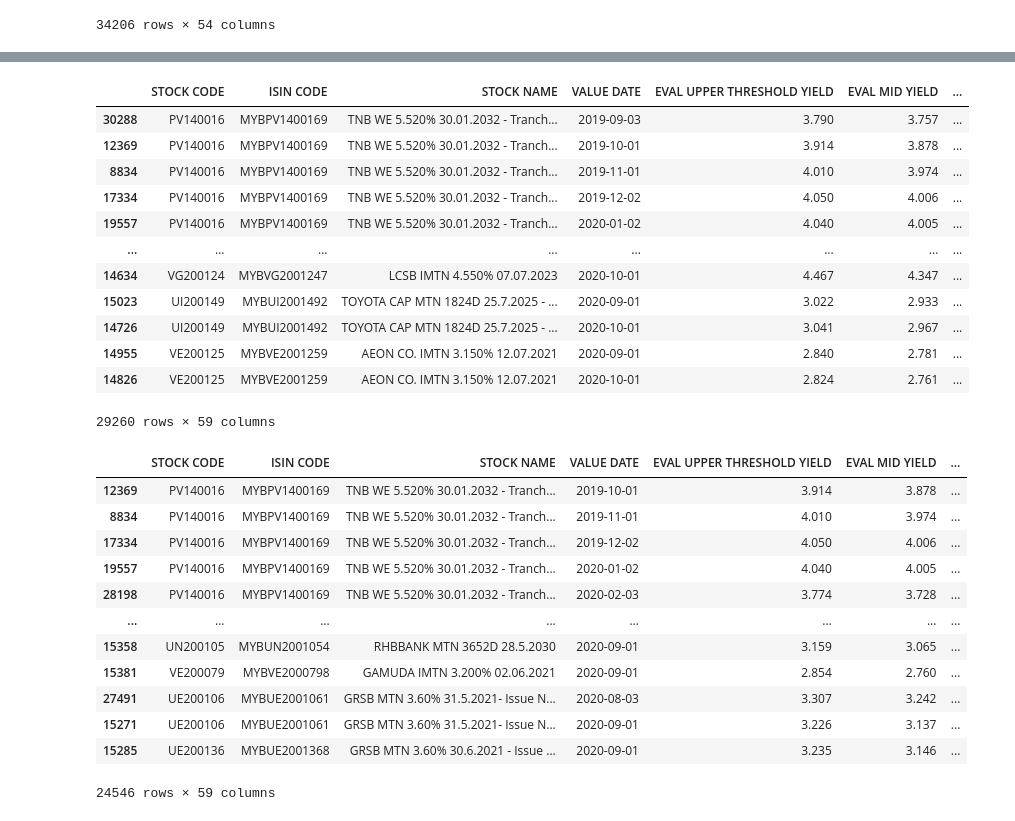
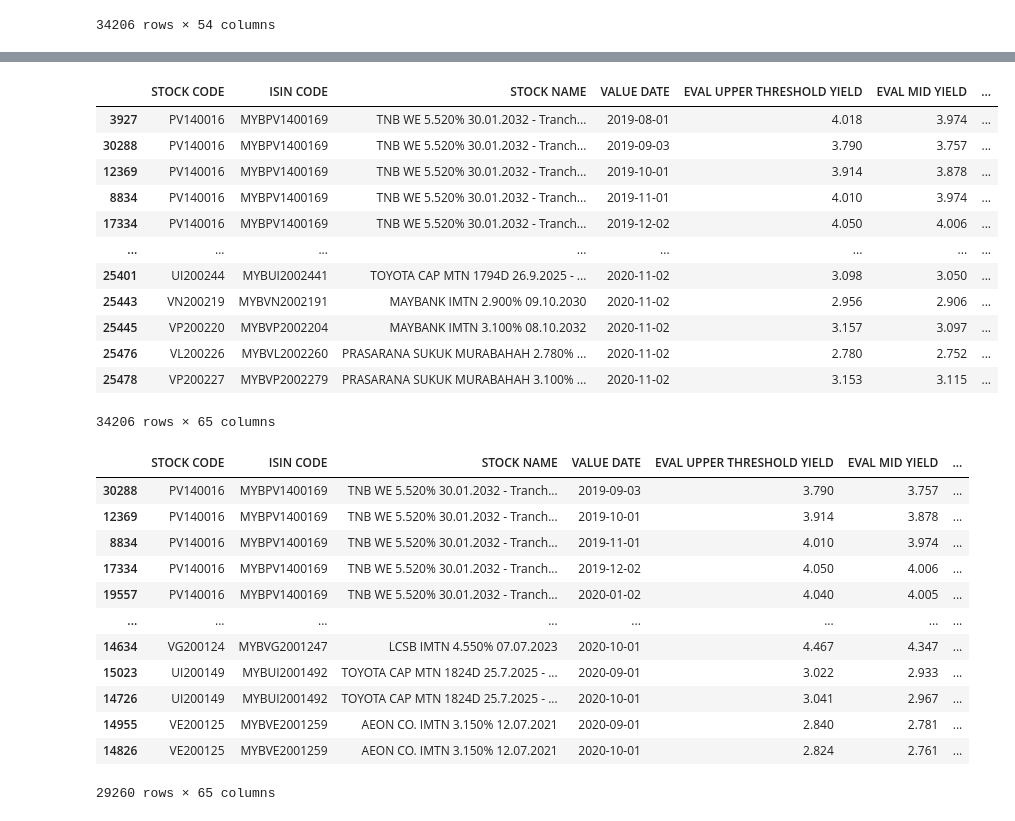
Before and after one commit to Shuhxian/bond-price-forecasting, a Jupyter notebook: bond_price_forcasting.ipynb, the cells around one changed output, grey strips where cells are left out. Drawn from its saved outputs; the diff is of its cells as text; code cells hidden in the pictures.

Commit message:
Added changes in Lower/Upper Price & Yield

```diff
--- a/bond_price_forcasting.ipynb
+++ b/bond_price_forcasting.ipynb
@@ -440,55 +440,65 @@ df_joined
 # %%
 # calculate:
-# 1. changes In EVAL MID Price
-# 2. moving average changes In EVAL MID Price for the past 5 months
-# 3. NEXT MONTH CHANGES IN EVAL MID PRICE
+# 1. changes In EVAL MID Price/EVAL LOWER THRESHOLD PRICE/EVAL UPPER THRESHOLD PRICE
+# 2. changes in EVAL MID YIELD/EVAL LOWER THRESHOLD YIELD/EVAL UPPER THRESHOLD YIELD
+# 3. moving average changes In EVAL MID Price for the past 5 months
+# 4. moving average changes In EVAL MID Yield for the past 5 months
+# 5. NEXT MONTH CHANGES IN EVAL MID PRICE
 def transform_eval_mid_price(df_joined):
   temp_df_joined = pd.DataFrame()
   for stock_code in df_joined["STOCK CODE"].unique():
     temp_df = df_joined[df_joined["STOCK CODE"] == stock_code].sort_values("VALUE DATE MONTH")
     # calculate changes In EVAL MID Price
     temp_df["CHANGES IN EVAL MID PRICE"] = temp_df["EVAL MID PRICE"].diff()
+    temp_df["CHANGES IN EVAL LOWER THRESHOLD PRICE"] = temp_df["EVAL LOWER THRESHOLD PRICE"].diff()
+    temp_df["CHANGES IN EVAL UPPER THRESHOLD PRICE"] = temp_df["EVAL UPPER THRESHOLD PRICE"].diff()
+    # calculate changes In EVAL YIELD Price
+    temp_df["CHANGES IN EVAL MID YIELD"] = temp_df["EVAL MID YIELD"].diff()
+    temp_df["CHANGES IN EVAL LOWER THRESHOLD YIELD"] = temp_df["EVAL LOWER THRESHOLD YIELD"].diff()
+    temp_df["CHANGES IN EVAL UPPER THRESHOLD YIELD"] = temp_df["EVAL UPPER THRESHOLD YIELD"].diff()
     # calculate moving average changes In EVAL MID Price for the past 5 months
     temp_df["MA-5 CHANGES IN EVAL MID PRICE"] = temp_df["CHANGES IN EVAL MID PRICE"].rolling(5,1).mean()
+    # calculate moving average changes In EVAL MID Yield for the past 5 months
+    temp_df["MA-5 CHANGES IN EVAL MID YIELD"] = temp_df["CHANGES IN EVAL MID YIELD"].rolling(5,1).mean()
     # shift the NEXT MONTH CHANGES IN EVAL MID PRICE to current month
     temp_df["NEXT MONTH CHANGES IN EVAL MID PRICE"] = temp_df["CHANGES IN EVAL MID PRICE"].shift(-1)
     temp_df_joined = pd.concat([temp_df_joined, temp_df])
 
   return temp_df_joined
 
 df_joined = transform_eval_mid_price(df_joined)
 df_joined
 # %% [output]
 |  | STOCK CODE | ISIN CODE | STOCK NAME | VALUE DATE | EVAL UPPER THRESHOLD YIELD | EVAL MID YIELD | ... |
+| 3927 | PV140016 | MYBPV1400169 | TNB WE 5.520% 30.01.2032 - Tranch... | 2019-08-01 | 4.018 | 3.974 | ... |
 | 30288 | PV140016 | MYBPV1400169 | TNB WE 5.520% 30.01.2032 - Tranch... | 2019-09-03 | 3.790 | 3.757 | ... |
 | 12369 | PV140016 | MYBPV1400169 | TNB WE 5.520% 30.01.2032 - Tranch... | 2019-10-01 | 3.914 | 3.878 | ... |
 | 8834 | PV140016 | MYBPV1400169 | TNB WE 5.520% 30.01.2032 - Tranch... | 2019-11-01 | 4.010 | 3.974 | ... |
 | 17334 | PV140016 | MYBPV1400169 | TNB WE 5.520% 30.01.2032 - Tranch... | 2019-12-02 | 4.050 | 4.006 | ... |
-| 19557 | PV140016 | MYBPV1400169 | TNB WE 5.520% 30.01.2032 - Tranch... | 2020-01-02 | 4.040 | 4.005 | ... |
 | ... | ... | ... | ... | ... | ... | ... | ... |
-| 14634 | VG200124 | MYBVG2001247 | LCSB IMTN 4.550% 07.07.2023 | 2020-10-01 | 4.467 | 4.347 | ... |
-| 15023 | UI200149 | MYBUI2001492 | TOYOTA CAP MTN 1824D 25.7.2025 - ... | 2020-09-01 | 3.022 | 2.933 | ... |
-| 14726 | UI200149 | MYBUI2001492 | TOYOTA CAP MTN 1824D 25.7.2025 - ... | 2020-10-01 | 3.041 | 2.967 | ... |
-| 14955 | VE200125 | MYBVE2001259 | AEON CO. IMTN 3.150% 12.07.2021 | 2020-09-01 | 2.840 | 2.781 | ... |
-| 14826 | VE200125 | MYBVE2001259 | AEON CO. IMTN 3.150% 12.07.2021 | 2020-10-01 | 2.824 | 2.761 | ... |
+| 25401 | UI200244 | MYBUI2002441 | TOYOTA CAP MTN 1794D 26.9.2025 - ... | 2020-11-02 | 3.098 | 3.050 | ... |
+| 25443 | VN200219 | MYBVN2002191 | MAYBANK IMTN 2.900% 09.10.2030 | 2020-11-02 | 2.956 | 2.906 | ... |
+| 25445 | VP200220 | MYBVP2002204 | MAYBANK IMTN 3.100% 08.10.2032 | 2020-11-02 | 3.157 | 3.097 | ... |
+| 25476 | VL200226 | MYBVL2002260 | PRASARANA SUKUK MURABAHAH 2.780% ... | 2020-11-02 | 2.780 | 2.752 | ... |
+| 25478 | VP200227 | MYBVP2002279 | PRASARANA SUKUK MURABAHAH 3.100% ... | 2020-11-02 | 3.153 | 3.115 | ... |
-29260 rows × 59 columns
+34206 rows × 65 columns
 # %%
 # remove the first row and the last row of each stocks
 df_joined.dropna(subset=["CHANGES IN EVAL MID PRICE","NEXT MONTH CHANGES IN EVAL MID PRICE"],inplace=True)
 df_joined
 # %% [output]
 |  | STOCK CODE | ISIN CODE | STOCK NAME | VALUE DATE | EVAL UPPER THRESHOLD YIELD | EVAL MID YIELD | ... |
+| 30288 | PV140016 | MYBPV1400169 | TNB WE 5.520% 30.01.2032 - Tranch... | 2019-09-03 | 3.790 | 3.757 | ... |
 | 12369 | PV140016 | MYBPV1400169 | TNB WE 5.520% 30.01.2032 - Tranch... | 2019-10-01 | 3.914 | 3.878 | ... |
 | 8834 | PV140016 | MYBPV1400169 | TNB WE 5.520% 30.01.2032 - Tranch... | 2019-11-01 | 4.010 | 3.974 | ... |
 | 17334 | PV140016 | MYBPV1400169 | TNB WE 5.520% 30.01.2032 - Tranch... | 2019-12-02 | 4.050 | 4.006 | ... |
 | 19557 | PV140016 | MYBPV1400169 | TNB WE 5.520% 30.01.2032 - Tranch... | 2020-01-02 | 4.040 | 4.005 | ... |
-| 28198 | PV140016 | MYBPV1400169 | TNB WE 5.520% 30.01.2032 - Tranch... | 2020-02-03 | 3.774 | 3.728 | ... |
 | ... | ... | ... | ... | ... | ... | ... | ... |
-| 15358 | UN200105 | MYBUN2001054 | RHBBANK MTN 3652D 28.5.2030 | 2020-09-01 | 3.159 | 3.065 | ... |
-| 15381 | VE200079 | MYBVE2000798 | GAMUDA IMTN 3.200% 02.06.2021 | 2020-09-01 | 2.854 | 2.760 | ... |
-| 27491 | UE200106 | MYBUE2001061 | GRSB MTN 3.60% 31.5.2021- Issue N... | 2020-08-03 | 3.307 | 3.242 | ... |
-| 15271 | UE200106 | MYBUE2001061 | GRSB MTN 3.60% 31.5.2021- Issue N... | 2020-09-01 | 3.226 | 3.137 | ... |
-| 15285 | UE200136 | MYBUE2001368 | GRSB MTN 3.60% 30.6.2021 - Issue ... | 2020-09-01 | 3.235 | 3.146 | ... |
+| 14634 | VG200124 | MYBVG2001247 | LCSB IMTN 4.550% 07.07.2023 | 2020-10-01 | 4.467 | 4.347 | ... |
+| 15023 | UI200149 | MYBUI2001492 | TOYOTA CAP MTN 1824D 25.7.2025 - ... | 2020-09-01 | 3.022 | 2.933 | ... |
+| 14726 | UI200149 | MYBUI2001492 | TOYOTA CAP MTN 1824D 25.7.2025 - ... | 2020-10-01 | 3.041 | 2.967 | ... |
+| 14955 | VE200125 | MYBVE2001259 | AEON CO. IMTN 3.150% 12.07.2021 | 2020-09-01 | 2.840 | 2.781 | ... |
+| 14826 | VE200125 | MYBVE2001259 | AEON CO. IMTN 3.150% 12.07.2021 | 2020-10-01 | 2.824 | 2.761 | ... |
-24546 rows × 59 columns
+29260 rows × 65 columns
 # %%
 df_joined.to_csv("output.csv", index=False)
```
Also changed, not shown: parts of 3 cells of this notebook.
